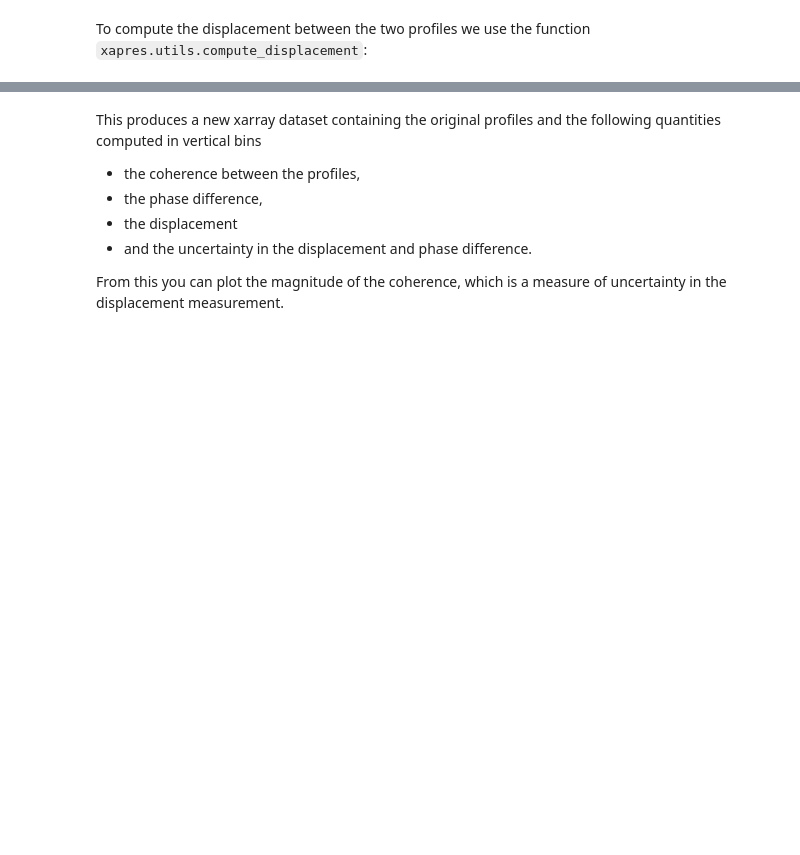
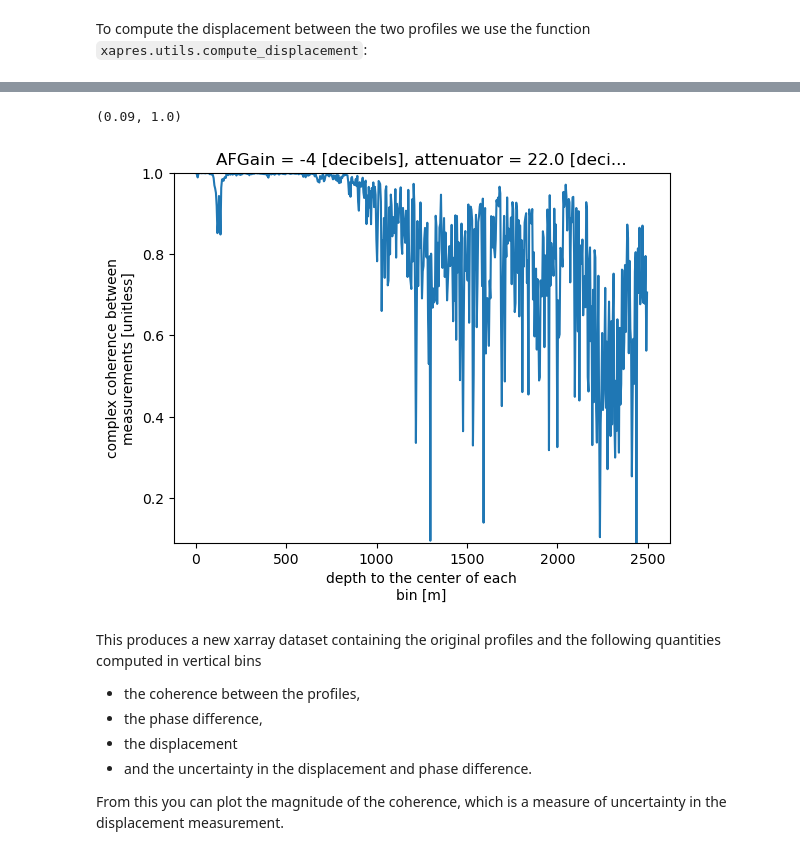
Before and after one commit to ldeo-glaciology/xapres, a Jupyter notebook: docs/src/displacement.ipynb, the cells around one changed output, grey strips where cells are left out. Saved outputs shown, nothing was run; the diff lists cells and outputs as text; code cells hidden in the pictures; blank space fills up the shorter version.

```diff
--- a/docs/src/displacement.ipynb
+++ b/docs/src/displacement.ipynb
@@ -51,0 +74,6 @@ Attributes:
+# %%
+abs(profiles.coherence).plot()
+plt.ylim(0.09, 1.0)
+# %% [output]
+(0.09, 1.0)
+[figure, added]
```
Also changed, not shown: parts of 14 cells of this notebook, 2 other files.
